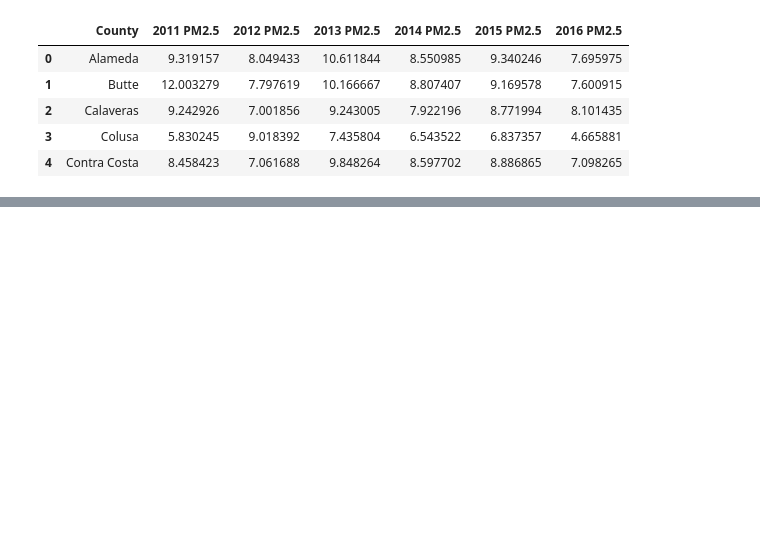
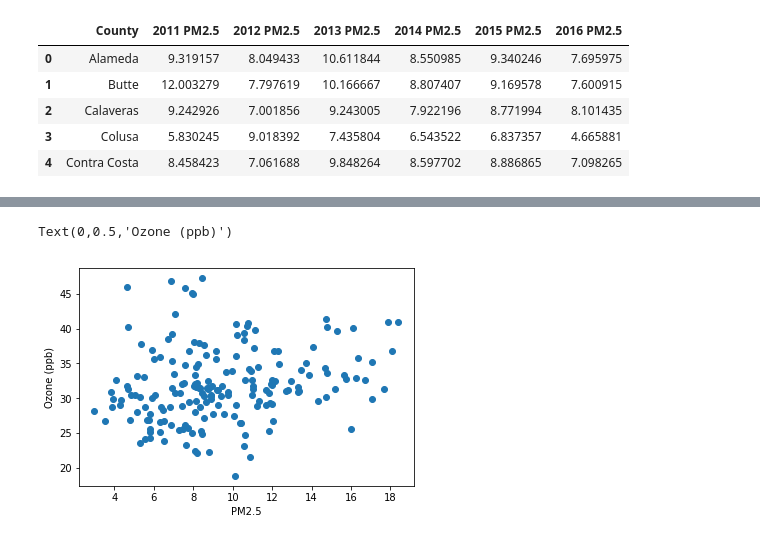
Before and after one commit to shaheen19/Climate-myth, a Jupyter notebook: asthma.ipynb, the cells around one changed output, grey strips where cells are left out. Cells and saved outputs as stored; diff of their text form; code cells hidden in the pictures; blank space fills up the shorter version.

```diff
--- a/asthma.ipynb
+++ b/asthma.ipynb
@@ -805,0 +1187,7 @@ f.savefig(f'Images/aqivspm252011to2016.png')
+# %%
+plt.scatter(ozone_temp_pm25_df['PM2.5'], ozone_temp_pm25_df['Ozone (ppb)'])
+plt.xlabel("PM2.5")
+plt.ylabel("Ozone (ppb)")
+# %% [output]
+Text(0,0.5,'Ozone (ppb)')
+[figure, added]
```
Also changed, not shown: parts of 86 cells of this notebook.
